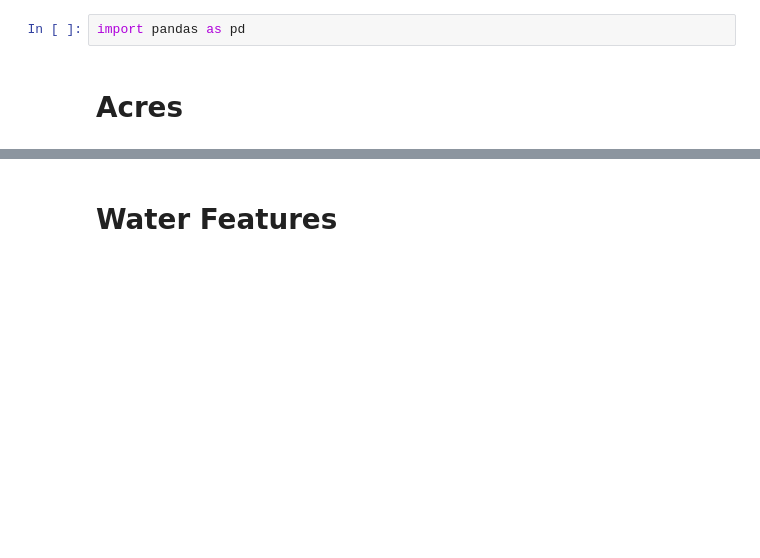
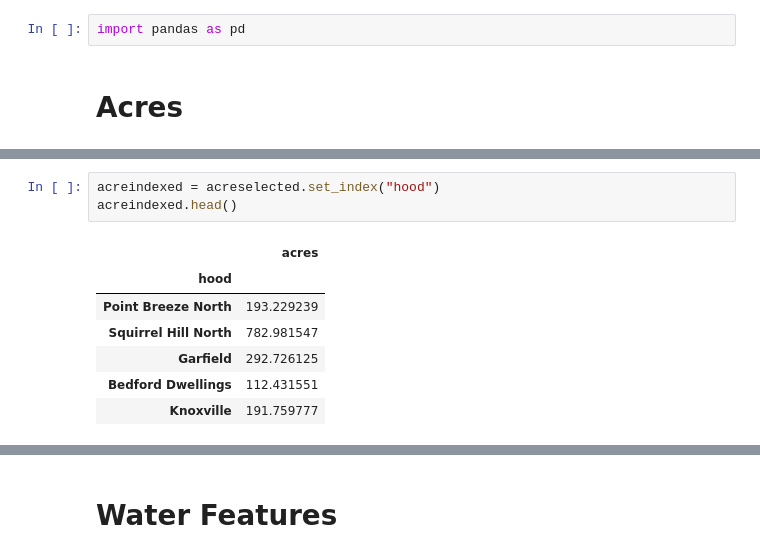
Before and after one commit to timt3r/best-neighborhood, a Jupyter notebook: FinalNotebook.ipynb, the cells around one changed output, grey strips where cells are left out. Drawn from its saved outputs; the diff is of its cells as text; blank space fills up the shorter version.

```diff
--- a/FinalNotebook.ipynb
+++ b/FinalNotebook.ipynb
@@ -17,0 +34,11 @@ import pandas as pd
+# %%
+acreindexed = acreselected.set_index("hood")
+acreindexed.head()
+# %% [output]
+|  | acres |
+| hood |  |
+| Point Breeze North | 193.229239 |
+| Squirrel Hill North | 782.981547 |
+| Garfield | 292.726125 |
+| Bedford Dwellings | 112.431551 |
+| Knoxville | 191.759777 |
```
Also changed, not shown: parts of 7 cells of this notebook, 2 other files.
